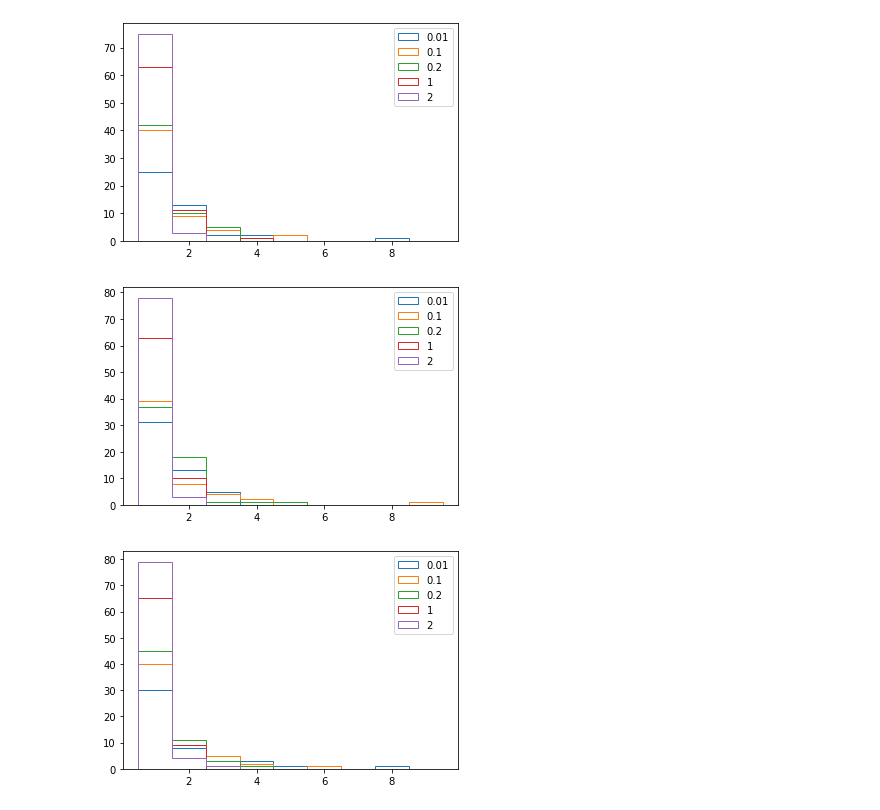
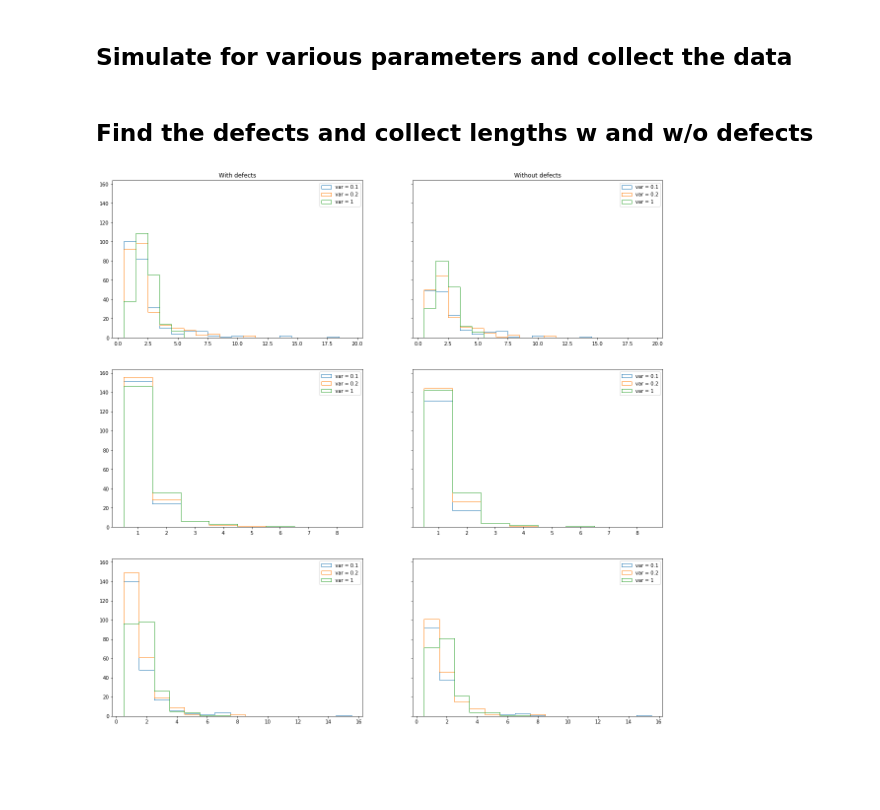
Before and after one commit to Irene-Li/kuramoto, a Jupyter notebook: wavelength_sim.py.ipynb, the cells around one changed output. Drawn from its saved outputs; the diff is of its cells as text; code cells hidden in the pictures; blank space fills up the shorter version.

Commit message:
update data processing and comparison

```diff
--- a/wavelength_sim.py.ipynb
+++ b/wavelength_sim.py.ipynb
@@ -6,17 +13,5 @@ from kuramoto import *
-# %%
-def find_lengths(phases):
-    phases = np.floor(phases / (2*np.pi/3)).astype('int')
-    lengths = [[], [], []]
-    w = 1
-    q = phases[0]
-    for p in phases[1:]:
-        if p == q: # if same phase as previous one
-            w += 1
-        else:
-            lengths[q].append(w)
-            w = 1
-        q = p
-    return lengths
+# %% [markdown]
+## Simulate for various parameters and collect the data
 # %%
 # Set up model parameters
 epsilon = 1
@@ -43,11 +45,28 @@ for gamma in variables:
-# %%
-bins = np.arange(10)+0.5
-for i in range(3):
-    for (j, lengths) in enumerate(lengths_samples):
-        plt.hist(lengths[i], bins=bins, histtype='step', label='{}'.format(variables[j]))
-    plt.legend()
-    plt.show()
-# %% [output]
-[figure, removed]
-[figure, removed]
-[figure, removed]
+# %% [markdown]
+## Find the defects and collect lengths w and w/o defects
+# %%
+fig, axes = plt.subplots(ncols=2, nrows=3, sharey=True, figsize=(20, 20))
+
+for (j, datasets) in enumerate(data):
+    find_defects(datasets)
+    lengths, lengths_wo_defects = find_lengths(datasets)
+
+    for i in range(3):
+        m = 1
+        lengths[i] = np.array(lengths[i])/m
+        lengths_wo_defects[i] = np.array(lengths_wo_defects[i])/m
+        bins = np.arange(max(lengths[i]))+0.5
+        axes[i, 0].hist(lengths[i], log=False, histtype='step', bins=bins, label='var = {}'.format(variables[j]))
+        axes[i, 1].hist(lengths_wo_defects[i], log=False, histtype='step', bins=bins, label='var = {}'.format(variables[j]))
+
+
+for i in range(3):
+    for j in range(2):
+        axes[i, j].legend()
+
+axes[0, 0].set_title('With defects')
+axes[0, 1].set_title('Without defects')
+
+plt.show()
+# %% [output]
+[figure, added]
```
Also changed, not shown: parts of 2 cells of this notebook, 4 other files.
